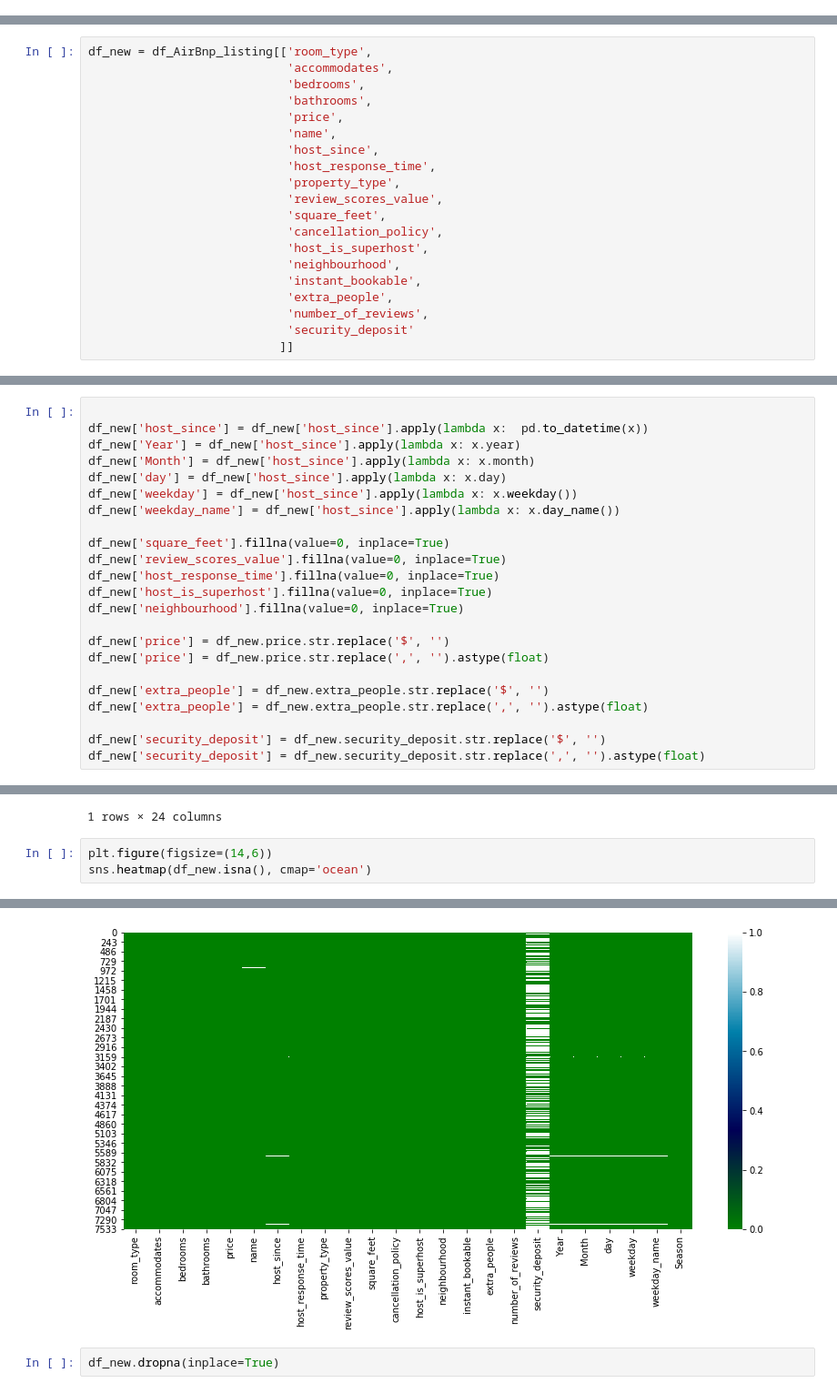
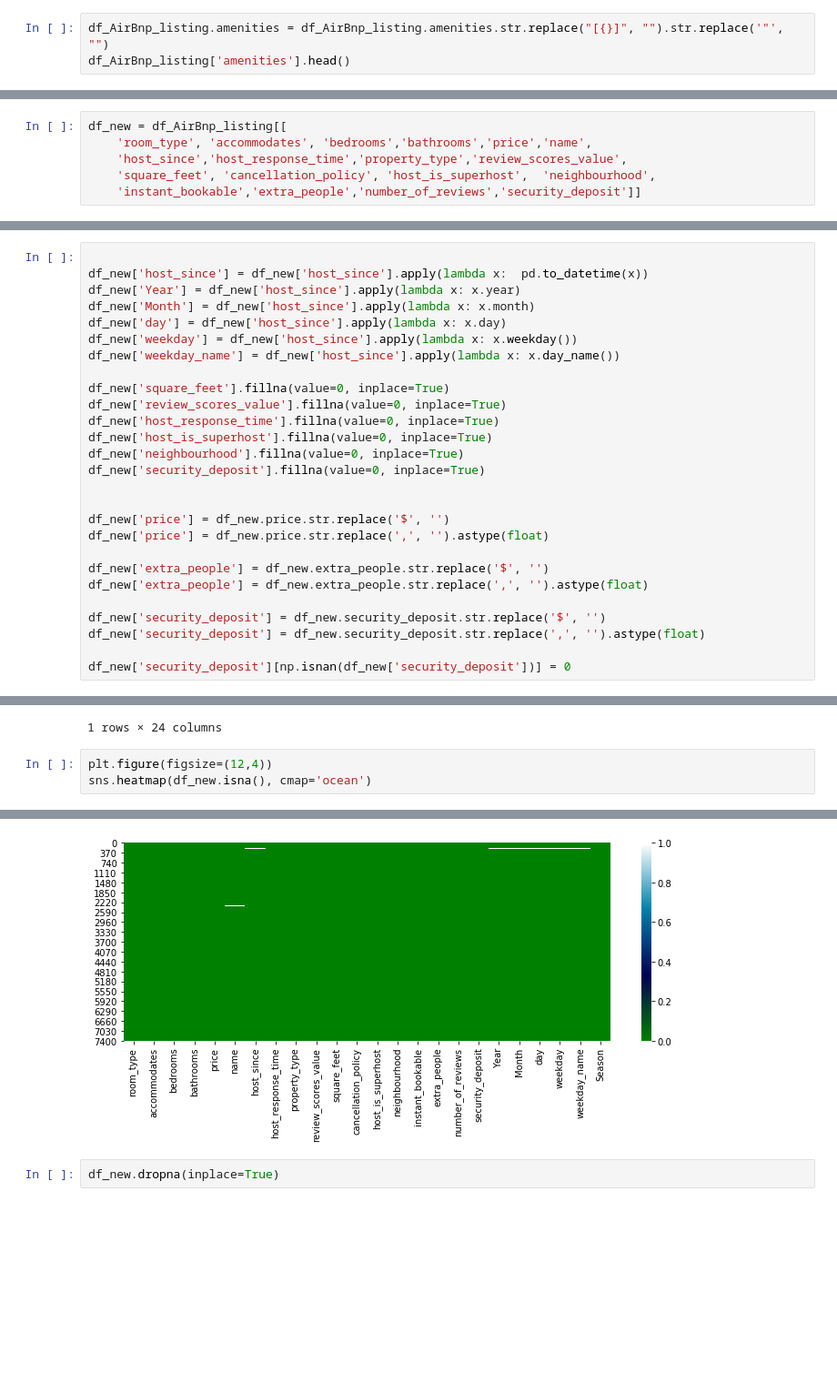
Before and after one commit to shkakbar/Portfolio, a Jupyter notebook: AirBnB - Stockholm/AirBNB - Sweden.ipynb, the cells around one changed output, grey strips where cells are left out. Shown at 91% size. Cells and saved outputs as stored; diff of their text form; blank space fills up the shorter version.

```diff
--- a/AirBnB - Stockholm/AirBNB - Sweden.ipynb
+++ b/AirBnB - Stockholm/AirBNB - Sweden.ipynb
@@ -65,0 +25,3 @@ AttributeError: 'NoneType' object has no attribute 'unique'
+# %%
+df_AirBnp_listing.amenities = df_AirBnp_listing.amenities.str.replace("[{}]", "").str.replace('"', "")
+df_AirBnp_listing['amenities'].head()
@@ -66,23 +35,9 @@ AttributeError: 'NoneType' object has no attribute 'unique'
 # %%
-df_new = df_AirBnp_listing[['room_type',
-                            'accommodates',
-                            'bedrooms',
-                            'bathrooms',
-                            'price',
-                            'name',
-                            'host_since',
-                            'host_response_time',
-                            'property_type',
-                            'review_scores_value',
-                            'square_feet',
-                            'cancellation_policy',
-                            'host_is_superhost',
-                            'neighbourhood',
-                            'instant_bookable',
-                            'extra_people',
-                            'number_of_reviews',
-                            'security_deposit'
-                           ]]
+df_new = df_AirBnp_listing[[
+    'room_type', 'accommodates', 'bedrooms','bathrooms','price','name',
+    'host_since','host_response_time','property_type','review_scores_value',
+    'square_feet', 'cancellation_policy', 'host_is_superhost',  'neighbourhood',
+    'instant_bookable','extra_people','number_of_reviews','security_deposit']]
 # %%
 df_new.dtypes
 # %% [output]
@@ -132,6 +95,8 @@ df_new['review_scores_value'].fillna(value=0, inplace=True)
 df_new['host_response_time'].fillna(value=0, inplace=True)
 df_new['host_is_superhost'].fillna(value=0, inplace=True)
 df_new['neighbourhood'].fillna(value=0, inplace=True)
+df_new['security_deposit'].fillna(value=0, inplace=True)
+
 
 df_new['price'] = df_new.price.str.replace('$', '')
 df_new['price'] = df_new.price.str.replace(',', '').astype(float)
@@ -141,6 +106,8 @@ df_new['extra_people'] = df_new.extra_people.str.replace(',', '').astype(float)
 
 df_new['security_deposit'] = df_new.security_deposit.str.replace('$', '')
 df_new['security_deposit'] = df_new.security_deposit.str.replace(',', '').astype(float)
+
+df_new['security_deposit'][np.isnan(df_new['security_deposit'])] = 0
 # %% [output]
 A value is trying to be set on a copy of a slice from a DataFrame.
 Try using .loc[row_indexer,col_indexer] = value instead
@@ -226,11 +193,11 @@ df_new.head(1)
 | 0 | Entire home/apt | 3 | 2.0 | 1.0 | 1197.0 | Stockholm, new spacoius villa | 2011-06-26 | within a few hours | ... |
 1 rows × 24 columns
 # %%
-plt.figure(figsize=(14,6))
+plt.figure(figsize=(12,4))
 sns.heatmap(df_new.isna(), cmap='ocean')
 # %% [output]
 <matplotlib.axes._subplots.AxesSubplot at 0x...>
-[figure, old version]
+[figure, new version]
 # %%
 df_new.dropna(inplace=True)
 # %% [output]
```
Also changed, not shown: parts of 66 cells of this notebook, 1 other file.
